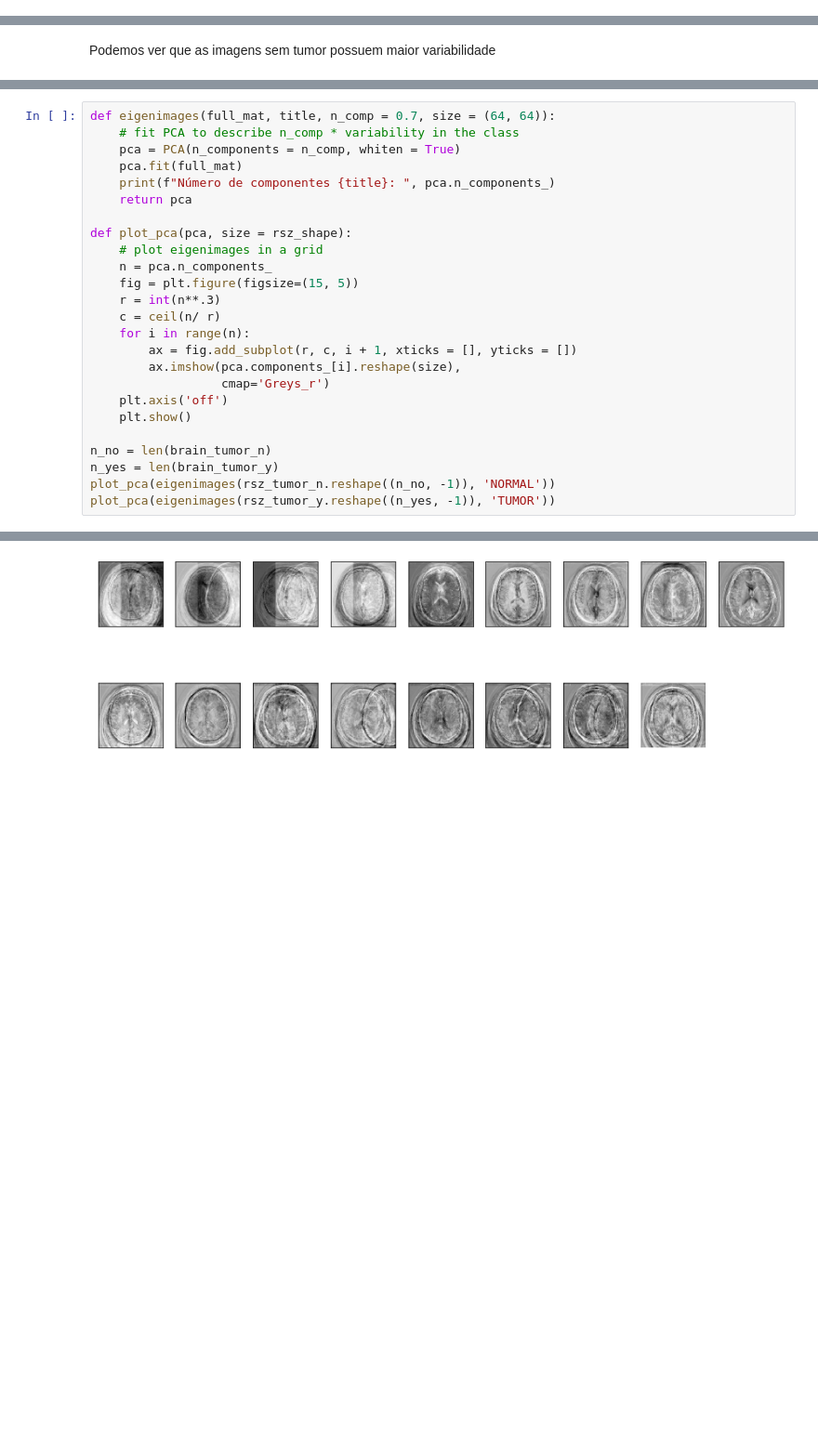
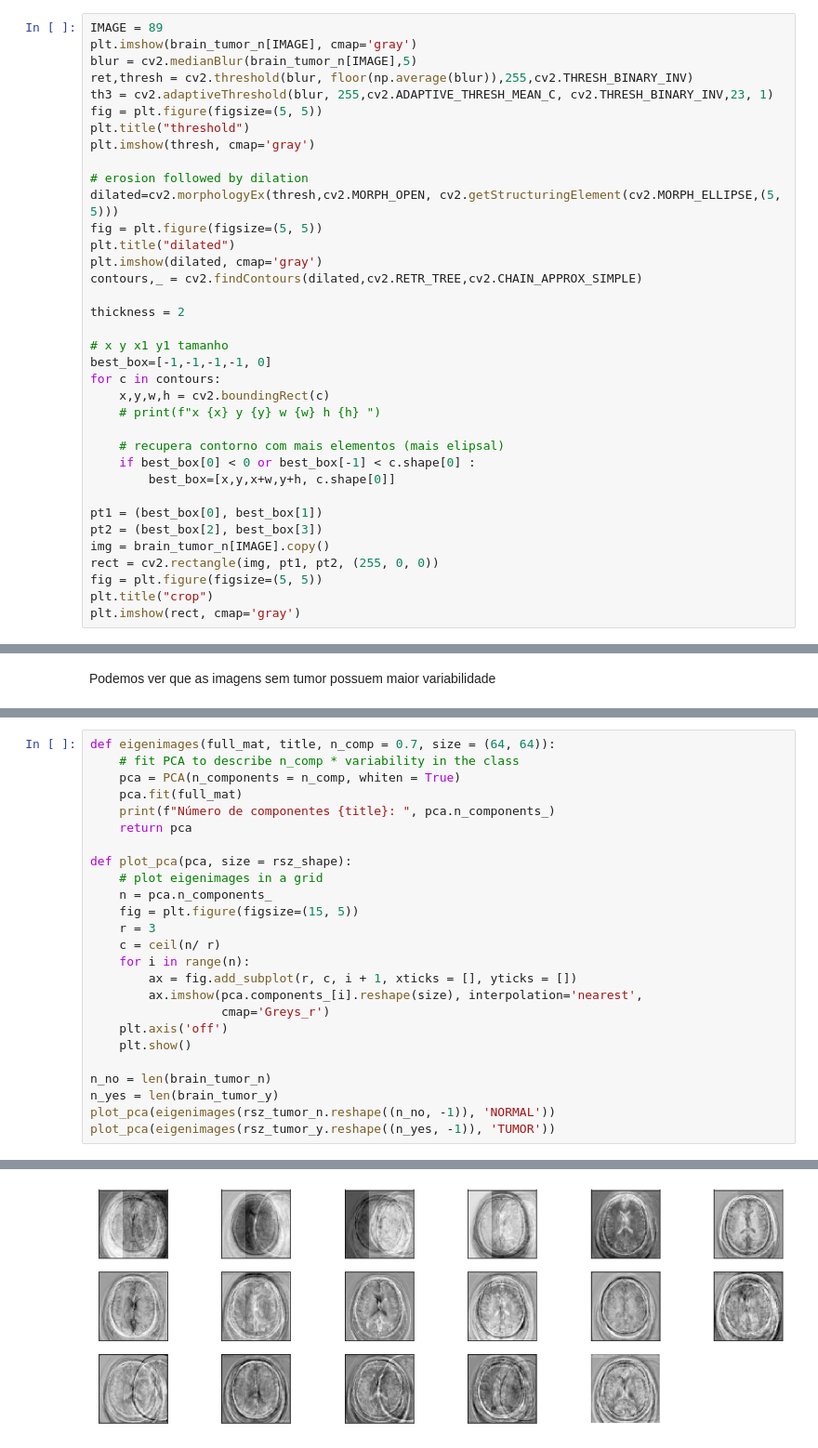
Before and after one commit to nymarya/classificacao-tumor-cerebral, a Jupyter notebook: notebooks/1.0-eda-tumor.ipynb, the cells around one changed output, grey strips where cells are left out. Shown at 93% size. Saved outputs shown, nothing was run; the diff lists cells and outputs as text; blank space fills up the shorter version.

```diff
--- a/notebooks/1.0-eda-tumor.ipynb
+++ b/notebooks/1.0-eda-tumor.ipynb
@@ -54,0 +68,36 @@ print(len(brain_tumor_y))
+# %%
+IMAGE = 89
+plt.imshow(brain_tumor_n[IMAGE], cmap='gray')
+blur = cv2.medianBlur(brain_tumor_n[IMAGE],5)
+ret,thresh = cv2.threshold(blur, floor(np.average(blur)),255,cv2.THRESH_BINARY_INV)
+th3 = cv2.adaptiveThreshold(blur, 255,cv2.ADAPTIVE_THRESH_MEAN_C, cv2.THRESH_BINARY_INV,23, 1)
+fig = plt.figure(figsize=(5, 5))
+plt.title("threshold")
+plt.imshow(thresh, cmap='gray')
+
+# erosion followed by dilation
+dilated=cv2.morphologyEx(thresh,cv2.MORPH_OPEN, cv2.getStructuringElement(cv2.MORPH_ELLIPSE,(5, 5)))
+fig = plt.figure(figsize=(5, 5))
+plt.title("dilated")
+plt.imshow(dilated, cmap='gray')
+contours,_ = cv2.findContours(dilated,cv2.RETR_TREE,cv2.CHAIN_APPROX_SIMPLE)
+
+thickness = 2
+
+# x y x1 y1 tamanho
+best_box=[-1,-1,-1,-1, 0]
+for c in contours:
+    x,y,w,h = cv2.boundingRect(c)
+    # print(f"x {x} y {y} w {w} h {h} ")
+
+    # recupera contorno com mais elementos (mais elipsal)
+    if best_box[0] < 0 or best_box[-1] < c.shape[0] :
+        best_box=[x,y,x+w,y+h, c.shape[0]]
+
+pt1 = (best_box[0], best_box[1])
+pt2 = (best_box[2], best_box[3])
+img = brain_tumor_n[IMAGE].copy()
+rect = cv2.rectangle(img, pt1, pt2, (255, 0, 0))
+fig = plt.figure(figsize=(5, 5))
+plt.title("crop")
+plt.imshow(rect, cmap='gray')
@@ -236,29 +232,29 @@ Com as autoimagens, pegamos os autovetores do PCA da matriz para visualizar os c
 # %%
 def eigenimages(full_mat, title, n_comp = 0.7, size = (64, 64)):
     # fit PCA to describe n_comp * variability in the class
     pca = PCA(n_components = n_comp, whiten = True)
     pca.fit(full_mat)
     print(f"Número de componentes {title}: ", pca.n_components_)
     return pca
 
 def plot_pca(pca, size = rsz_shape):
     # plot eigenimages in a grid
     n = pca.n_components_
     fig = plt.figure(figsize=(15, 5))
-    r = int(n**.3)
+    r = 3
     c = ceil(n/ r)
     for i in range(n):
         ax = fig.add_subplot(r, c, i + 1, xticks = [], yticks = [])
-        ax.imshow(pca.components_[i].reshape(size),
+        ax.imshow(pca.components_[i].reshape(size), interpolation='nearest',
                   cmap='Greys_r')
     plt.axis('off')
     plt.show()
 
 n_no = len(brain_tumor_n)
 n_yes = len(brain_tumor_y)
 plot_pca(eigenimages(rsz_tumor_n.reshape((n_no, -1)), 'NORMAL'))
 plot_pca(eigenimages(rsz_tumor_y.reshape((n_yes, -1)), 'TUMOR'))
 # %% [output]
 Número de componentes NORMAL:  17
-[figure, old version]
+[figure, new version]
 Número de componentes TUMOR:  25
```
Also changed, not shown: parts of 15 cells of this notebook, 1 other file.
